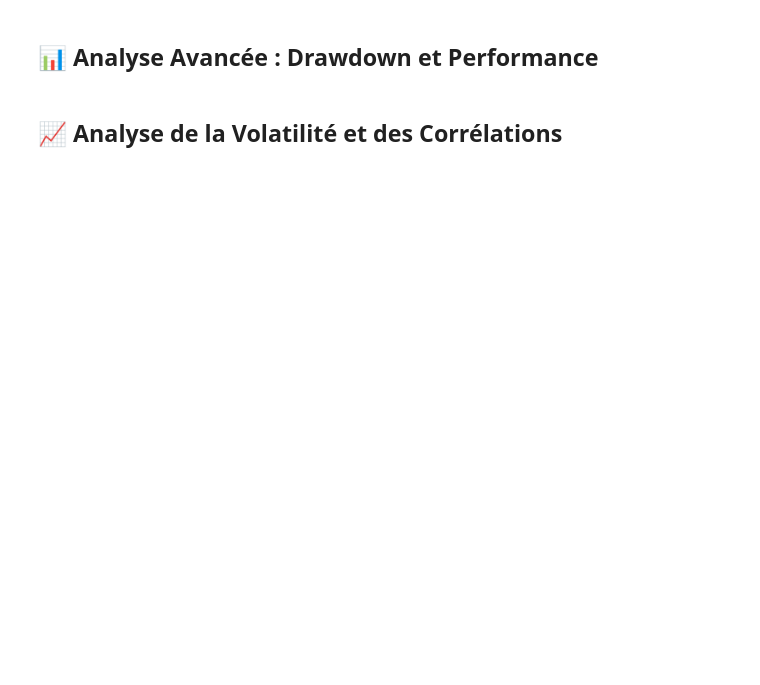
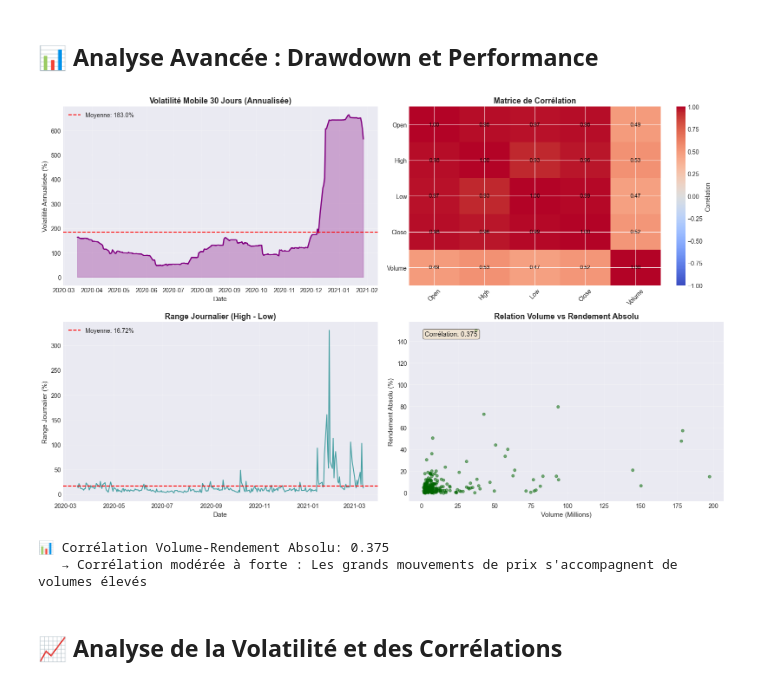
Before and after one commit to kraimines/Reinforcement-Learning-for-Trading, a Jupyter notebook: Reinforcement Learning GME Trading Tutorial.ipynb, the cells around one changed output. Drawn from its saved outputs; the diff is of its cells as text; code cells hidden in the pictures; blank space fills up the shorter version.

```diff
--- a/Reinforcement Learning GME Trading Tutorial.ipynb
+++ b/Reinforcement Learning GME Trading Tutorial.ipynb
@@ -86,3 +75,16 @@ df.head()
 | 2 | 03/10/2021 | 269.43 | 348.50 | 172.00 | 265.0 | 71,570,570 |
 | 3 | 03/09/2021 | 217.71 | 249.85 | 208.51 | 246.9 | 39,099,328 |
 | 4 | 03/08/2021 | 154.89 | 210.87 | 146.10 | 194.5 | 63,565,621 |
+# %%
+# Nettoyer et convertir les colonnes numériques
+# La colonne Volume peut contenir des virgules comme séparateurs de milliers
+df['Volume'] = df['Volume'].astype(str).str.replace(',', '').astype(float)
+
+# S'assurer que toutes les colonnes de prix sont numériques
+for col in ['Open', 'High', 'Low', 'Close']:
+    if df[col].dtype == 'object':
+        df[col] = df[col].astype(str).str.replace(',', '').astype(float)
+
+print("✅ Données nettoyées - Toutes les colonnes sont maintenant numériques")
+print(f"\nTypes de données:")
+print(df.dtypes)
@@ -186,36 +215,44 @@ plt.colorbar(im, ax=axes[0, 1], label='Corrélation')
 
 # 3. Range journalier (High - Low)
 daily_range = (df['High'] - df['Low']) / df['Low'] * 100
 axes[1, 0].plot(df.index, daily_range, color='teal', linewidth=1.5, alpha=0.7)
 axes[1, 0].axhline(daily_range.mean(), color='red', linestyle='--', label=f'Moyenne: {daily_range.mean():.2f}%')
 axes[1, 0].set_xlabel('Date', fontsize=11)
 axes[1, 0].set_ylabel('Range Journalier (%)', fontsize=11)
 axes[1, 0].set_title('Range Journalier (High - Low)', fontsize=13, fontweight='bold')
 axes[1, 0].legend()
 axes[1, 0].grid(True, alpha=0.3)
 
 # 4. Relation Volume vs Rendement absolu
-abs_returns = returns.abs() * 100
-axes[1, 1].scatter(df['Volume'][1:] / 1e6, abs_returns, alpha=0.5, color='darkgreen', s=20)
+# Supprimer les NaN et aligner les données
+returns_clean = returns.dropna()
+abs_returns = returns_clean.abs() * 100
+volume_aligned = df['Volume'].loc[returns_clean.index] / 1e6
+
+axes[1, 1].scatter(volume_aligned, abs_returns, alpha=0.5, color='darkgreen', s=20)
 axes[1, 1].set_xlabel('Volume (Millions)', fontsize=11)
 axes[1, 1].set_ylabel('Rendement Absolu (%)', fontsize=11)
 axes[1, 1].set_title('Relation Volume vs Rendement Absolu', fontsize=13, fontweight='bold')
 axes[1, 1].grid(True, alpha=0.3)
 
 # Calculer corrélation Volume-Rendement
-corr_vol_ret = df['Volume'][1:].corr(abs_returns)
+corr_vol_ret = volume_aligned.corr(abs_returns)
 axes[1, 1].text(0.05, 0.95, f'Corrélation: {corr_vol_ret:.3f}',
                 transform=axes[1, 1].transAxes, fontsize=11, verticalalignment='top',
                 bbox=dict(boxstyle='round', facecolor='wheat', alpha=0.5))
 
 plt.tight_layout()
 plt.show()
 
 print(f"\n📊 Corrélation Volume-Rendement Absolu: {corr_vol_ret:.3f}")
 if abs(corr_vol_ret) > 0.3:
     print("   → Corrélation modérée à forte : Les grands mouvements de prix s'accompagnent de volumes élevés")
 else:
     print("   → Corrélation faible : Peu de relation entre volume et volatilité")
+# %% [output]
+[figure, added]
+📊 Corrélation Volume-Rendement Absolu: 0.375
+   → Corrélation modérée à forte : Les grands mouvements de prix s'accompagnent de volumes élevés
 # %% [markdown]
 ## 📈 Analyse de la Volatilité et des Corrélations
 # %%
```
Also changed, not shown: parts of 12 cells of this notebook.
